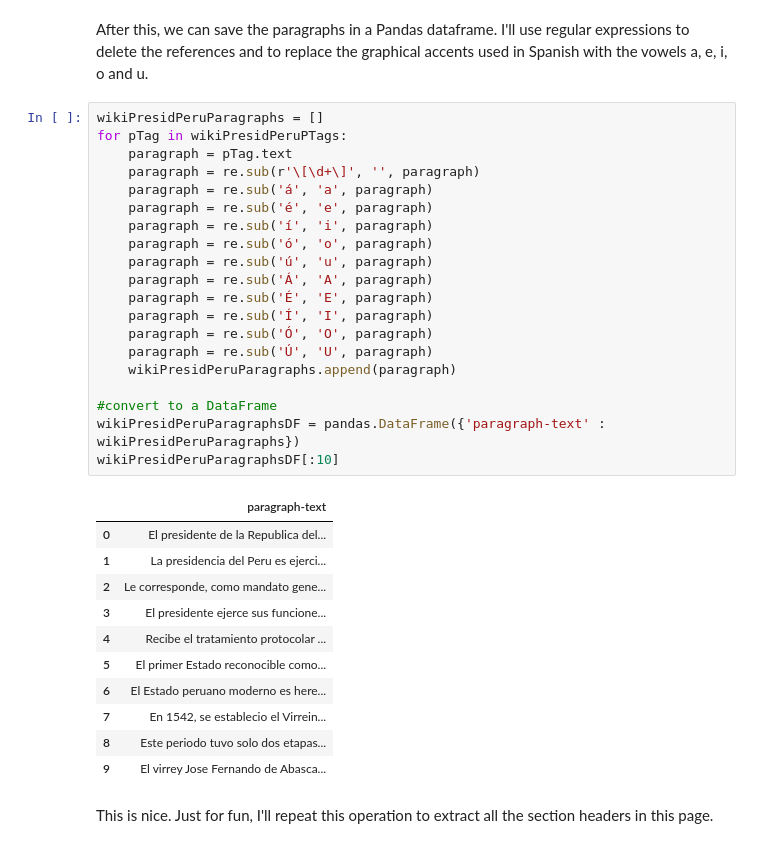
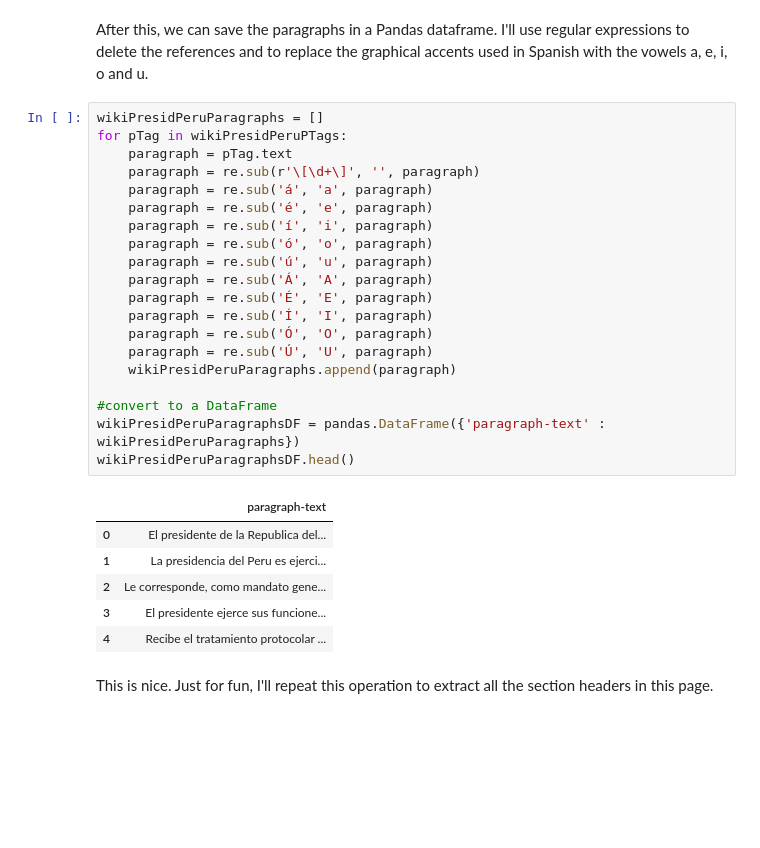
Before and after one commit to luisesanmartin/Content-Analysis-2020, a Jupyter notebook: week-1/1-intro.ipynb, the cells around one changed output. Drawn from its saved outputs; the diff is of its cells as text; blank space fills up the shorter version.

```diff
--- a/week-1/1-intro.ipynb
+++ b/week-1/1-intro.ipynb
@@ -263,35 +263,30 @@ After this, we can save the paragraphs in a Pandas dataframe. I'll use regular e
 # %%
 wikiPresidPeruParagraphs = []
 for pTag in wikiPresidPeruPTags:
     paragraph = pTag.text
     paragraph = re.sub(r'\[\d+\]', '', paragraph)
     paragraph = re.sub('á', 'a', paragraph)
     paragraph = re.sub('é', 'e', paragraph)
     paragraph = re.sub('í', 'i', paragraph)
     paragraph = re.sub('ó', 'o', paragraph)
     paragraph = re.sub('ú', 'u', paragraph)
     paragraph = re.sub('Á', 'A', paragraph)
     paragraph = re.sub('É', 'E', paragraph)
     paragraph = re.sub('Í', 'I', paragraph)
     paragraph = re.sub('Ó', 'O', paragraph)
     paragraph = re.sub('Ú', 'U', paragraph)
     wikiPresidPeruParagraphs.append(paragraph)
 
 #convert to a DataFrame
 wikiPresidPeruParagraphsDF = pandas.DataFrame({'paragraph-text' : wikiPresidPeruParagraphs})
-wikiPresidPeruParagraphsDF[:10]
+wikiPresidPeruParagraphsDF.head()
 # %% [output]
 |  | paragraph-text |
 | 0 | El presidente de la Republica del... |
 | 1 | La presidencia del Peru es ejerci... |
 | 2 | Le corresponde, como mandato gene... |
 | 3 | El presidente ejerce sus funcione... |
 | 4 | Recibe el tratamiento protocolar ... |
-| 5 | El primer Estado reconocible como... |
-| 6 | El Estado peruano moderno es here... |
-| 7 | En 1542, se establecio el Virrein... |
-| 8 | Este periodo tuvo solo dos etapas... |
-| 9 | El virrey Jose Fernando de Abasca... |
 # %% [markdown]
 This is nice. Just for fun, I'll repeat this operation to extract all the section headers in this page.
 # %%
```
Also changed, not shown: parts of 7 cells of this notebook, 2 other files.
